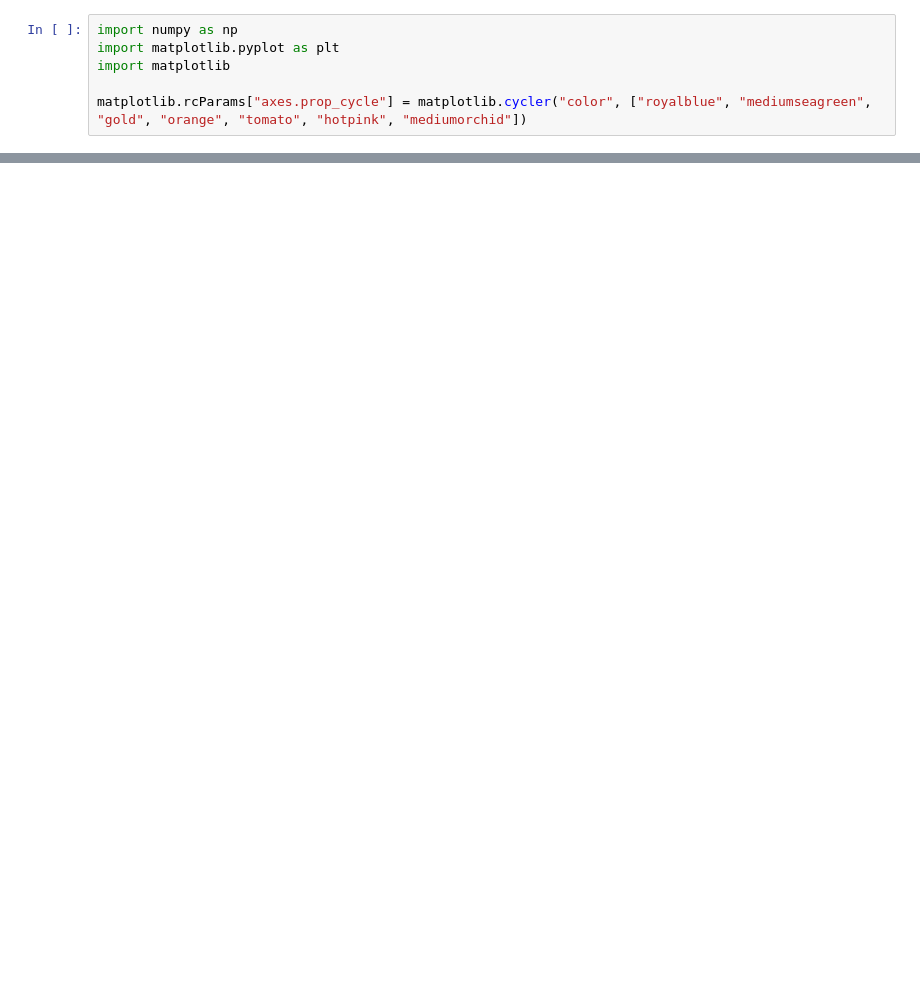
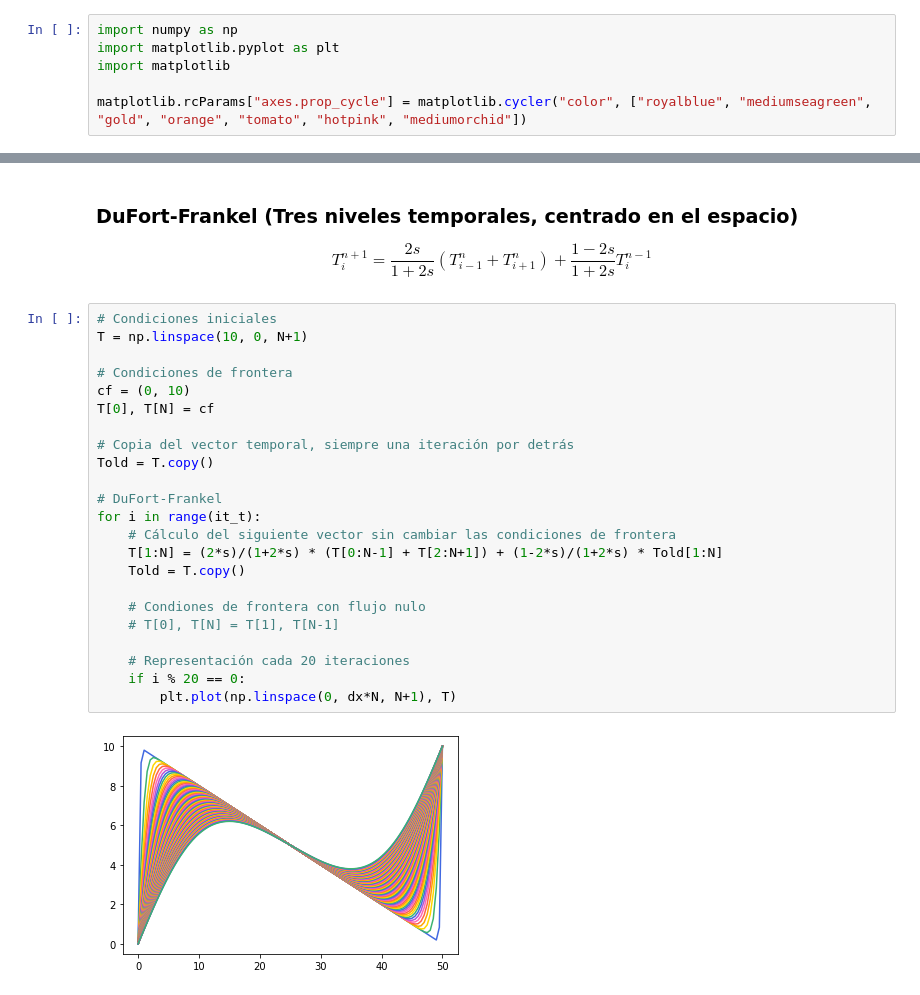
Before and after one commit to eerii/cilantro, a Jupyter notebook: tema_07/transporte.ipynb, the cells around one changed output, grey strips where cells are left out. Saved outputs shown, nothing was run; the diff lists cells and outputs as text; blank space fills up the shorter version.

```diff
--- a/tema_07/transporte.ipynb
+++ b/tema_07/transporte.ipynb
@@ -52,0 +120,31 @@ Estabilidad: 0.0400
+# %% [markdown]
+### DuFort-Frankel (Tres niveles temporales, centrado en el espacio)
+
+$$
+T_i^{n+1} = \frac{2s}{1+2s} (T_{i-1}^n + T_{i+1}^n) + \frac{1-2s}{1+2s} T_i^{n-1}
+$$
+# %%
+# Condiciones iniciales
+T = np.linspace(10, 0, N+1)
+
+# Condiciones de frontera
+cf = (0, 10)
+T[0], T[N] = cf
+
+# Copia del vector temporal, siempre una iteración por detrás
+Told = T.copy()
+
+# DuFort-Frankel
+for i in range(it_t):
+    # Cálculo del siguiente vector sin cambiar las condiciones de frontera
+    T[1:N] = (2*s)/(1+2*s) * (T[0:N-1] + T[2:N+1]) + (1-2*s)/(1+2*s) * Told[1:N]
+    Told = T.copy()
+
+    # Condiones de frontera con flujo nulo
+    # T[0], T[N] = T[1], T[N-1]
+
+    # Representación cada 20 iteraciones
+    if i % 20 == 0:
+        plt.plot(np.linspace(0, dx*N, N+1), T)
+# %% [output]
+[figure, added]
```
Also changed, not shown: parts of 8 cells of this notebook.
